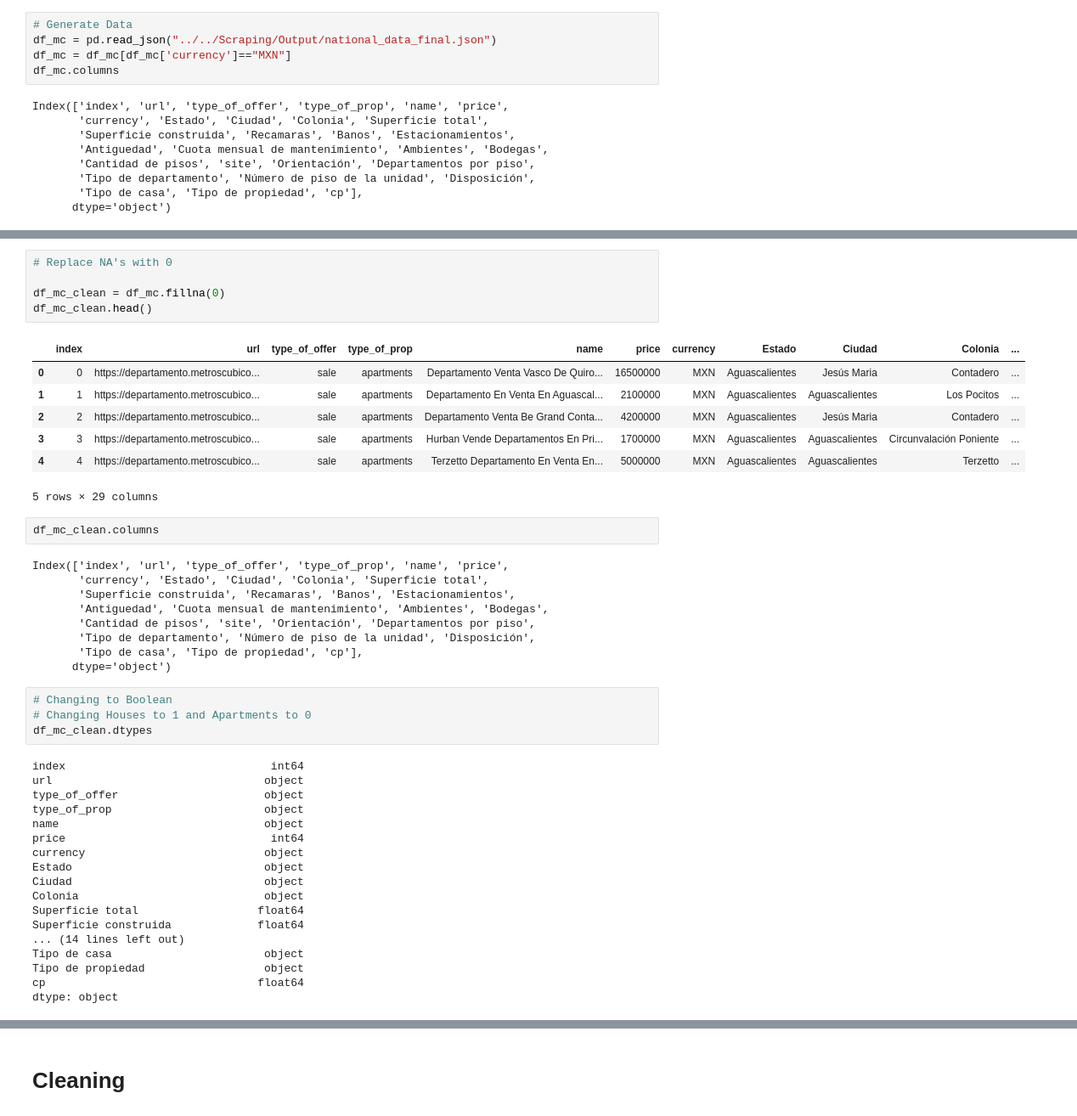
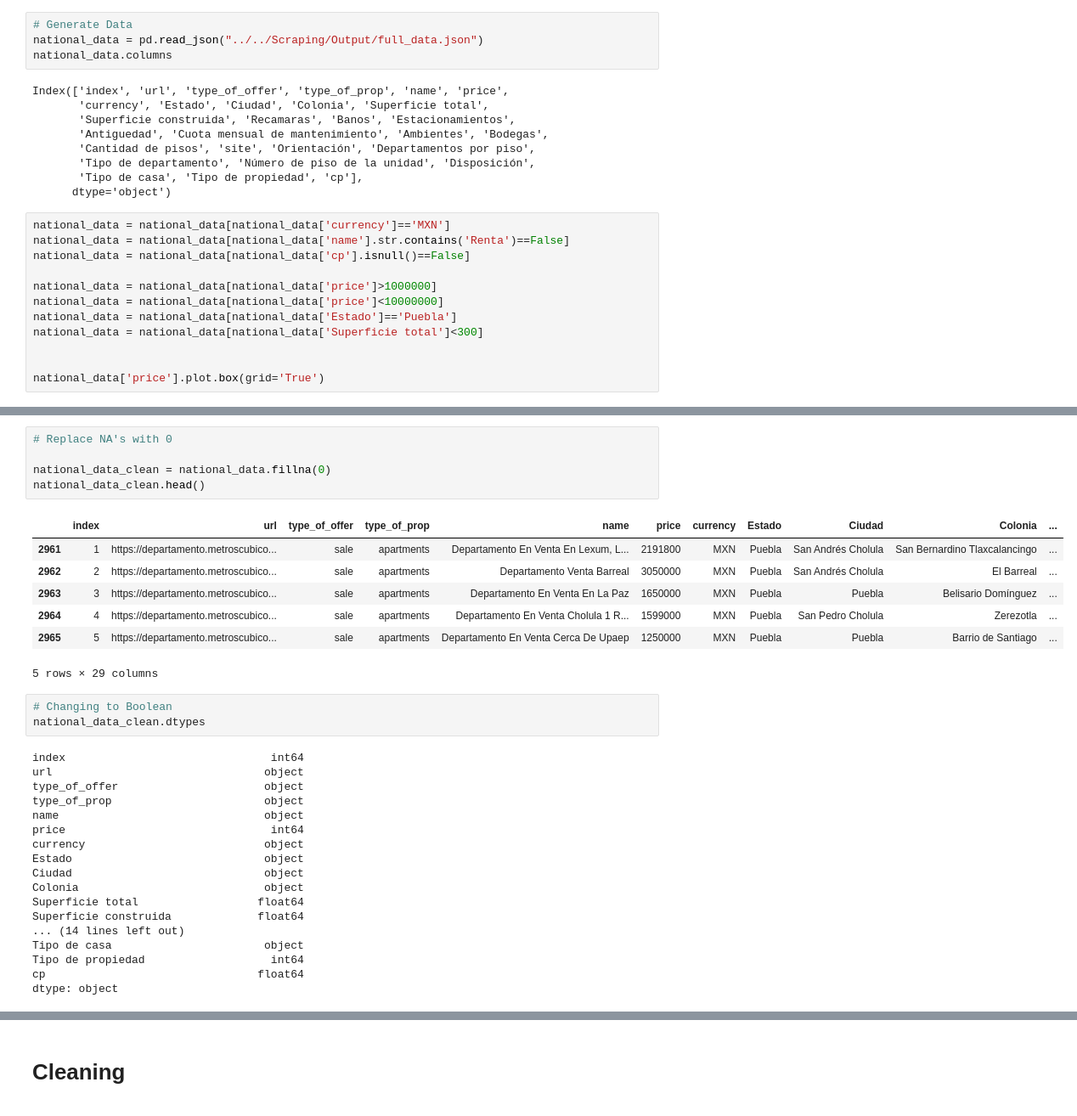
Before and after one commit to andrebestrada/Machine-Learning-Final-Project, a Jupyter notebook: Machine-Learning-Applied/Neural Network/neural_network.ipynb, the cells around one changed output, grey strips where cells are left out. Shown at 85% size. Saved outputs shown, nothing was run; the diff lists cells and outputs as text.

```diff
--- a/Machine-Learning-Applied/Neural Network/neural_network.ipynb
+++ b/Machine-Learning-Applied/Neural Network/neural_network.ipynb
@@ -11,9 +11,8 @@ import json
 # seed(42)
 # %%
 # Generate Data
-df_mc = pd.read_json("../../Scraping/Output/national_data_final.json")
-df_mc = df_mc[df_mc['currency']=="MXN"]
-df_mc.columns
+national_data = pd.read_json("../../Scraping/Output/full_data.json")
+national_data.columns
 # %% [output]
 Index(['index', 'url', 'type_of_offer', 'type_of_prop', 'name', 'price',
        'currency', 'Estado', 'Ciudad', 'Colonia', 'Superficie total',
@@ -23,3 +22,15 @@ Index(['index', 'url', 'type_of_offer', 'type_of_prop', 'name', 'price',
        'Tipo de departamento', 'Número de piso de la unidad', 'Disposición',
        'Tipo de casa', 'Tipo de propiedad', 'cp'],
       dtype='object')
+# %%
+national_data = national_data[national_data['currency']=='MXN']
+national_data = national_data[national_data['name'].str.contains('Renta')==False]
+national_data = national_data[national_data['cp'].isnull()==False]
+
+national_data = national_data[national_data['price']>1000000]
+national_data = national_data[national_data['price']<10000000]
+national_data = national_data[national_data['Estado']=='Puebla']
+national_data = national_data[national_data['Superficie total']<300]
+
+
+national_data['price'].plot.box(grid='True')
@@ -26,31 +40,19 @@ Index(['index', 'url', 'type_of_offer', 'type_of_prop', 'name', 'price',
 # %%
 # Replace NA's with 0
 
-df_mc_clean = df_mc.fillna(0)
-df_mc_clean.head()
+national_data_clean = national_data.fillna(0)
+national_data_clean.head()
 # %% [output]
 |  | index | url | type_of_offer | type_of_prop | name | price | currency | Estado | Ciudad | Colonia | ... |
-| 0 | 0 | https://departamento.metroscubico... | sale | apartments | Departamento Venta Vasco De Quiro... | 16500000 | MXN | Aguascalientes | Jesús Maria | Contadero | ... |
-| 1 | 1 | https://departamento.metroscubico... | sale | apartments | Departamento En Venta En Aguascal... | 2100000 | MXN | Aguascalientes | Aguascalientes | Los Pocitos | ... |
-| 2 | 2 | https://departamento.metroscubico... | sale | apartments | Departamento Venta Be Grand Conta... | 4200000 | MXN | Aguascalientes | Jesús Maria | Contadero | ... |
-| 3 | 3 | https://departamento.metroscubico... | sale | apartments | Hurban Vende Departamentos En Pri... | 1700000 | MXN | Aguascalientes | Aguascalientes | Circunvalación Poniente | ... |
-| 4 | 4 | https://departamento.metroscubico... | sale | apartments | Terzetto Departamento En Venta En... | 5000000 | MXN | Aguascalientes | Aguascalientes | Terzetto | ... |
+| 2961 | 1 | https://departamento.metroscubico... | sale | apartments | Departamento En Venta En Lexum, L... | 2191800 | MXN | Puebla | San Andrés Cholula | San Bernardino Tlaxcalancingo | ... |
+| 2962 | 2 | https://departamento.metroscubico... | sale | apartments | Departamento Venta Barreal | 3050000 | MXN | Puebla | San Andrés Cholula | El Barreal | ... |
+| 2963 | 3 | https://departamento.metroscubico... | sale | apartments | Departamento En Venta En La Paz | 1650000 | MXN | Puebla | Puebla | Belisario Domínguez | ... |
+| 2964 | 4 | https://departamento.metroscubico... | sale | apartments | Departamento En Venta Cholula 1 R... | 1599000 | MXN | Puebla | San Pedro Cholula | Zerezotla | ... |
+| 2965 | 5 | https://departamento.metroscubico... | sale | apartments | Departamento En Venta Cerca De Upaep | 1250000 | MXN | Puebla | Puebla | Barrio de Santiago | ... |
 5 rows × 29 columns
-# %%
-df_mc_clean.columns
-# %% [output]
-Index(['index', 'url', 'type_of_offer', 'type_of_prop', 'name', 'price',
-       'currency', 'Estado', 'Ciudad', 'Colonia', 'Superficie total',
-       'Superficie construida', 'Recamaras', 'Banos', 'Estacionamientos',
-       'Antiguedad', 'Cuota mensual de mantenimiento', 'Ambientes', 'Bodegas',
-       'Cantidad de pisos', 'site', 'Orientación', 'Departamentos por piso',
-       'Tipo de departamento', 'Número de piso de la unidad', 'Disposición',
-       'Tipo de casa', 'Tipo de propiedad', 'cp'],
-      dtype='object')
 # %%
 # Changing to Boolean
-# Changing Houses to 1 and Apartments to 0
-df_mc_clean.dtypes
+national_data_clean.dtypes
 # %% [output]
 index                               int64
 url                                object
@@ -66,6 +68,6 @@ Superficie total                  float64
 Superficie construida             float64
 ... (14 lines left out)
 Tipo de casa                       object
-Tipo de propiedad                  object
+Tipo de propiedad                   int64
 cp                                float64
 dtype: object
```
Also changed, not shown: parts of 23 cells of this notebook.
